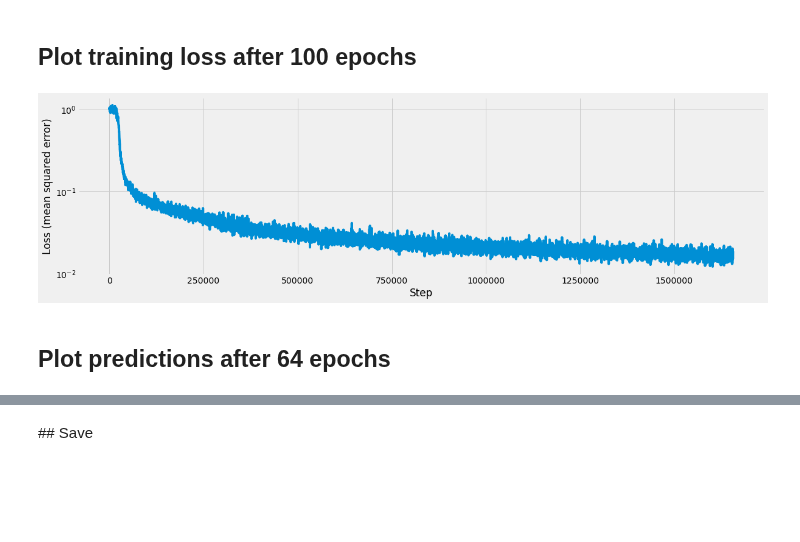
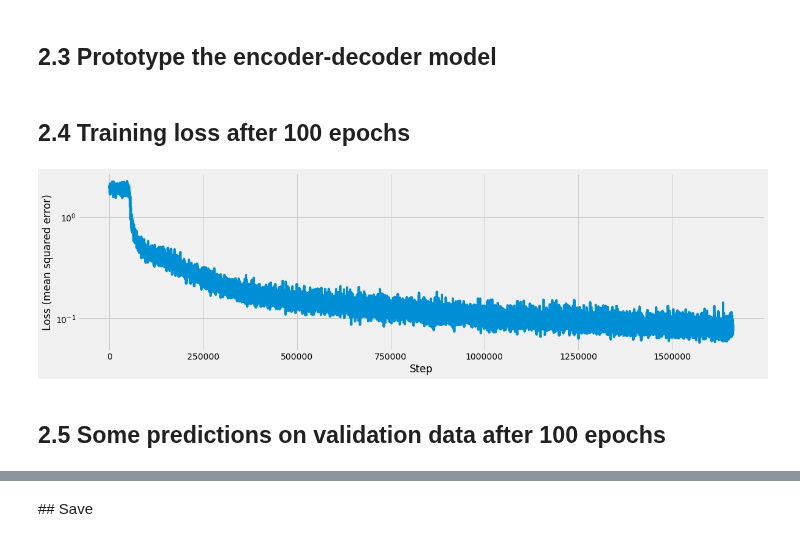
Before and after one commit to aybchan/uber-time-series, a Jupyter notebook: 02_autoencoder.ipynb, the cells around one changed output, grey strips where cells are left out. Saved outputs shown, nothing was run; the diff lists cells and outputs as text; code cells hidden in the pictures; blank space fills up the shorter version.

```diff
--- a/02_autoencoder.ipynb
+++ b/02_autoencoder.ipynb
@@ -37,0 +37,6 @@ losses = []
+# %%
+batch_size = 128
+datasets = data.get_datasets(samples, n_input_steps)
+dataloaders = data.get_dataloaders(datasets, batch_size)
+# %% [markdown]
+## 2.3 Prototype the encoder-decoder model
@@ -38,34 +108,48 @@ losses = []
 # %%
+from tqdm import tqdm
+
 num_epochs = 100
+learning_rate = 1e-3
+
+model = EncoderDecoder(in_features=datasets['train'].X.shape[-1],
+                       f=n_output_steps)
+
+losses = []
+optimiser = optim.Adam(lr=learning_rate,
+                       params=model.parameters())
+
 pbar = tqdm(range(num_epochs))
-
 for epoch in pbar:
-    for i, (x,y) in enumerate(train_dataloader):
-        x_hat = model(x)
+    for i,(x,y) in enumerate(dataloaders['train']):
+        out = model(x)
 
         optimiser.zero_grad()
-        loss = F.mse_loss(y, x_hat)
+        loss = F.mse_loss(out, y)
         loss.backward()
         optimiser.step()
 
-        step = (epoch * len(train_dataloader.dataset) +
+        step = (epoch * len(dataloaders['train'].dataset) +
                 i * batch_size + len(x))
+
         losses.append([step, loss.item()])
-        pbar.set_description("Epoch={0} | [{1:>5}|{2}]\t loss={3:.4f}"
+        pbar.set_description("Epoch={0} | [{1:>5}|{2}]\tloss={3:.4f}"
                              .format(epoch,
                                      i * batch_size + len(x),
-                                     len(train_dataloader.dataset),
+                                     len(dataloaders['train'].dataset),
                                      loss.item()))
 # %% [markdown]
-## Plot training loss after 100 epochs
+## 2.4 Training loss after 100 epochs
 # %%
-fig = plt.figure(figsize=(18,5))
-ax  = fig.add_subplot(1,1,1)
-_   = ax.plot(*np.array(losses)[:].T,label='training loss')
-_   = ax.set_ylabel('Loss (mean squared error)')
-_   = ax.set_xlabel('Step')
-_   = ax.set_yscale('log')
+import numpy as np
+from matplotlib import pyplot as plt
+plt.style.use('fivethirtyeight')
+
+fig, axs = plt.subplots(1,1, figsize=(18,5))
+_   = axs.plot(*np.array(losses)[:].T,label='training loss')
+_   = axs.set_ylabel('Loss (mean squared error)')
+_   = axs.set_xlabel('Step')
+_   = axs.set_yscale('log')
 # %% [output]
-[figure, old version]
+[figure, new version]
 # %% [markdown]
-## Plot predictions after 64 epochs
+## 2.5 Some predictions on validation data after 100 epochs
```
Also changed, not shown: parts of 15 cells of this notebook.
